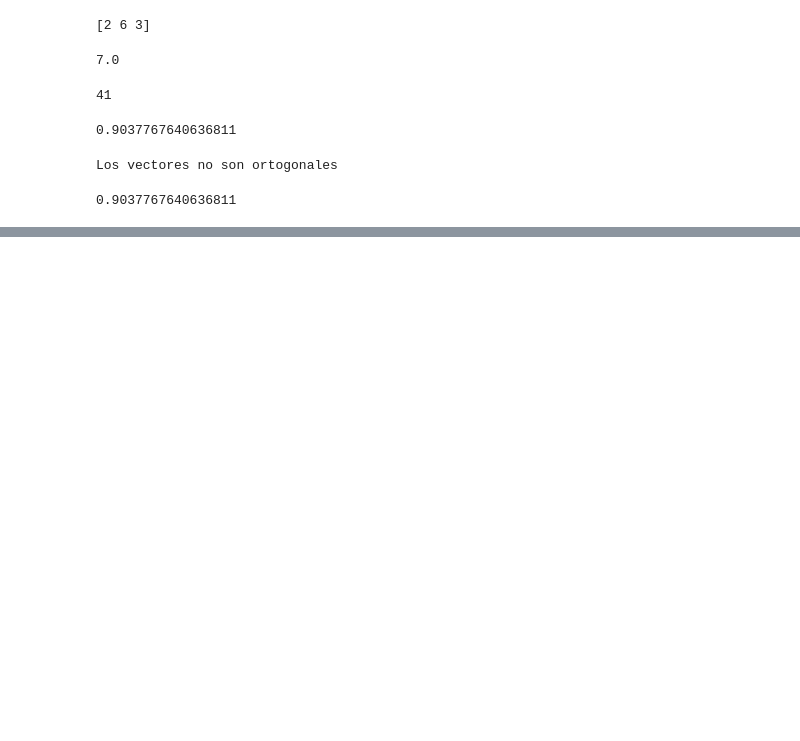
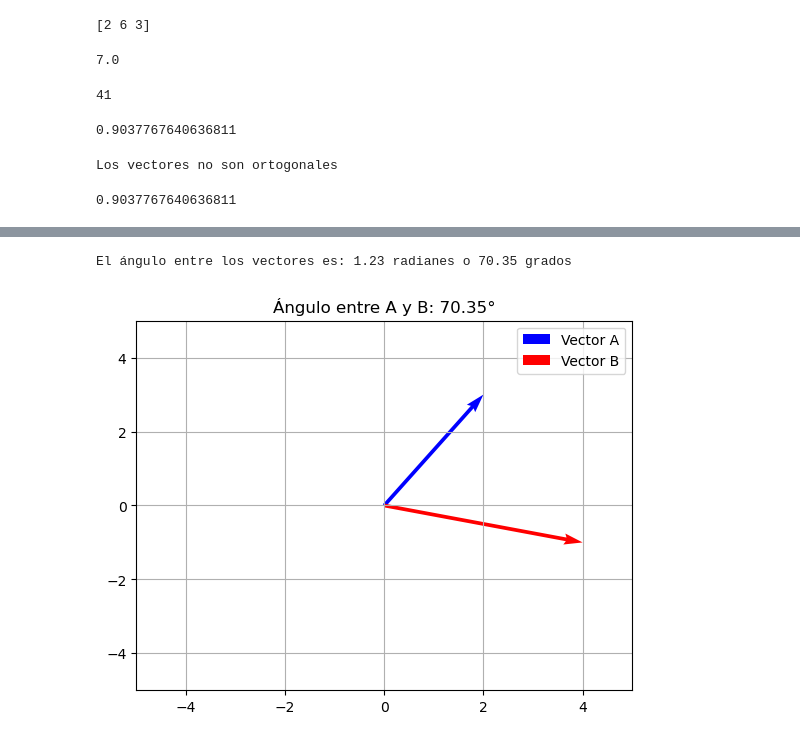
Before and after one commit to fernando-ruiz-rico/vectores, a Jupyter notebook: numpy_y_matplotlib.ipynb, the cells around one changed output, grey strips where cells are left out. Cells and saved outputs as stored; diff of their text form; code cells hidden in the pictures; blank space fills up the shorter version.

```diff
--- a/numpy_y_matplotlib.ipynb
+++ b/numpy_y_matplotlib.ipynb
@@ -71,0 +125,29 @@ print(similaridad_coseno)
+# %%
+# Crear los vectores
+vector_a = np.array([2, 3])
+vector_b = np.array([4, -1])
+
+# Calcular el producto interno y las magnitudes
+producto_interno = np.dot(vector_a, vector_b)
+magnitud_a = np.linalg.norm(vector_a)
+magnitud_b = np.linalg.norm(vector_b)
+
+# Calcular el coseno del ángulo
+coseno_angulo = producto_interno / (magnitud_a * magnitud_b)
+angulo = np.arccos(coseno_angulo)  # El ángulo en radianes
+angulo_grados = np.degrees(angulo)  # Convertir a grados
+
+print(f"El ángulo entre los vectores es: {angulo:.2f} radianes o {angulo_grados:.2f} grados")
+
+# Representar los vectores
+plt.quiver(0, 0, vector_a[0], vector_a[1], angles='xy', scale_units='xy', scale=1, color='blue', label='Vector A')
+plt.quiver(0, 0, vector_b[0], vector_b[1], angles='xy', scale_units='xy', scale=1, color='red', label='Vector B')
+plt.xlim(-5, 5)
+plt.ylim(-5, 5)
+plt.grid()
+plt.legend()
+plt.title(f"Ángulo entre A y B: {angulo_grados:.2f}°")
+plt.show()
+# %% [output]
+El ángulo entre los vectores es: 1.23 radianes o 70.35 grados
+[figure, added]
```
Also changed, not shown: parts of 6 cells of this notebook.
